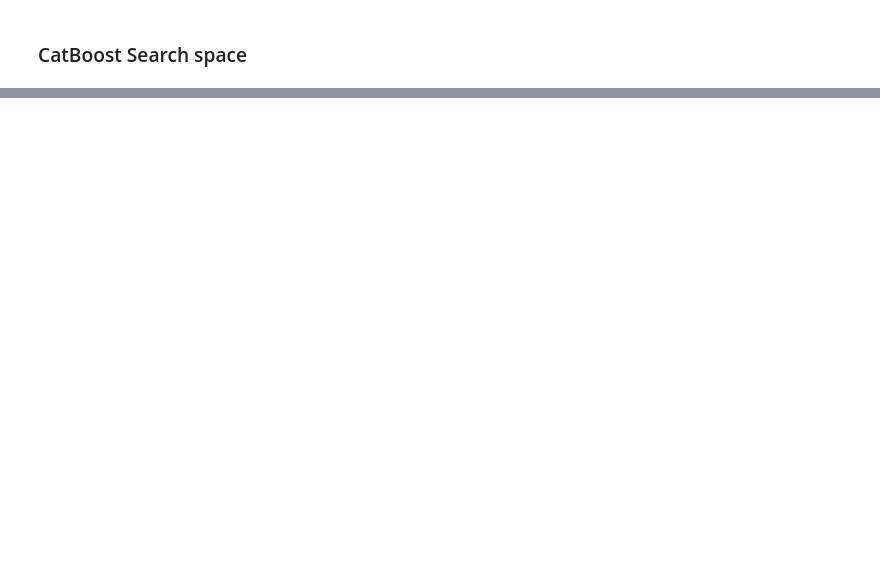
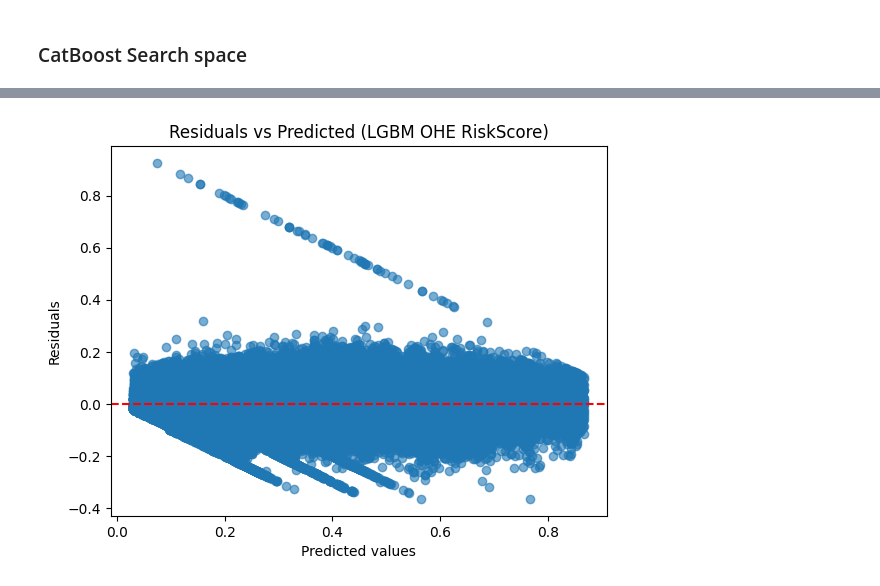
Before and after one commit to fonsecagabriella/kaggle, a Jupyter notebook: 10_predicting_road_accident_risk/01_models.ipynb, the cells around one changed output, grey strips where cells are left out. Saved outputs shown, nothing was run; the diff lists cells and outputs as text; code cells hidden in the pictures; blank space fills up the shorter version.

Commit message:
lgbm

```diff
--- a/10_predicting_road_accident_risk/01_models.ipynb
+++ b/10_predicting_road_accident_risk/01_models.ipynb
@@ -3284,0 +4202,6 @@ KeyboardInterrupt:
+# %%
+#categorical_cols = ["road_type", "weather", "lighting", "time_of_day"]
+categorical_cols = ["weather", "lighting"]
+bool_cols = ["road_signs_present", "public_road", "holiday", "school_season"]
+#num_cols = ['curv_x_spd', 'curv_x_spdxnight', 'geo_risk_score', 'night_x_spd', 'curv_x_weather_rain', 'curv_x_weather_fog',]
+num_cols = ['geo_risk_score', "curvature", "num_lanes", "speed_limit", "num_reported_accidents", "curv_x_spd_x_night", 'curv_x_weather_rain', 'curv_x_weather_fog' ]
@@ -3284,0 +4583,5 @@ KeyboardInterrupt:
+# %%
+predict = best_model.predict(X_train_final)
+
+rmse_train = root_mean_squared_error(y, predict)
+print("Final train RMSE:", rmse_train)
@@ -3284,0 +4608,11 @@ KeyboardInterrupt:
+# %%
+# plot residuals
+y_resid_train = y - predict
+plt.scatter(predict, y_resid_train, alpha=0.6)
+plt.axhline(0, color='red', linestyle='--')
+plt.xlabel("Predicted values")
+plt.ylabel("Residuals")
+plt.title("Residuals vs Predicted (LGBM OHE RiskScore)")
+plt.show()
+# %% [output]
+[figure, added]
```
Also changed, not shown: parts of 98 cells of this notebook, 31 other files.
